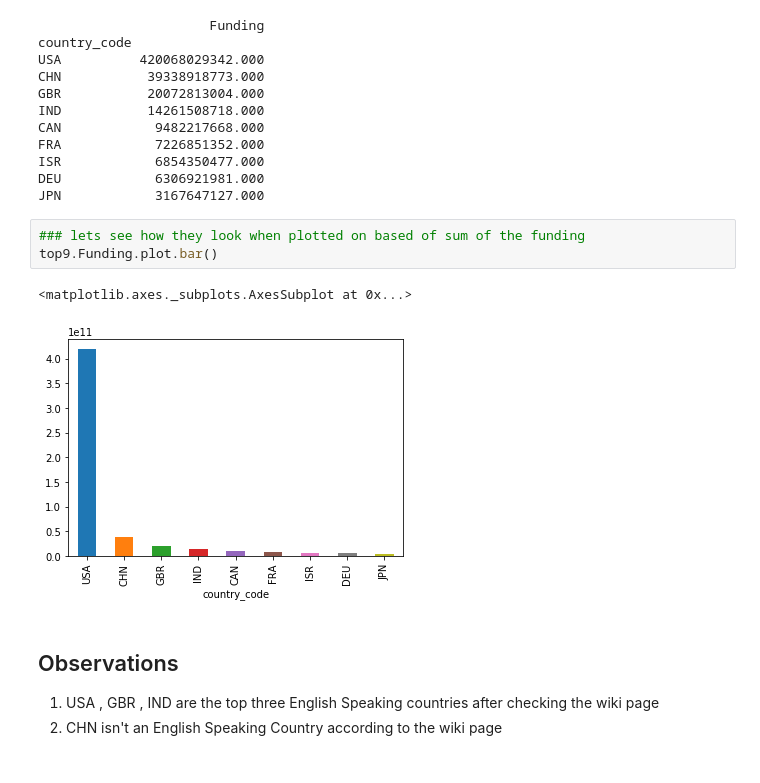
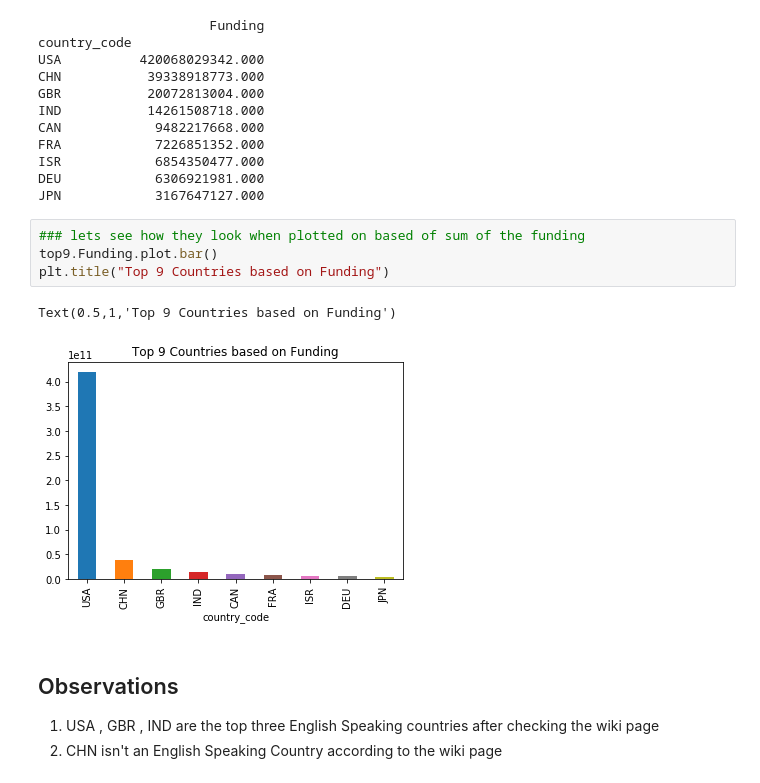
Before and after one commit to sameerg07/EDA_SparkFunds, a Jupyter notebook: EDA-SparkFunds_Assignment.ipynb, the cells around one changed output. Cells and saved outputs as stored; diff of their text form.

```diff
--- a/EDA-SparkFunds_Assignment.ipynb
+++ b/EDA-SparkFunds_Assignment.ipynb
@@ -317,9 +331,10 @@ JPN            3167647127.000
 # %%
 ### lets see how they look when plotted on based of sum of the funding
 top9.Funding.plot.bar()
+plt.title("Top 9 Countries based on Funding")
 # %% [output]
-<matplotlib.axes._subplots.AxesSubplot at 0x...>
+Text(0.5,1,'Top 9 Countries based on Funding')
-[figure, old version]
+[figure, new version]
 # %% [markdown]
 ## Observations
 <ol><li> USA , GBR , IND are the top three English Speaking countries after checking the wiki page </li> <li> CHN isn't an English Speaking Country according to the wiki page </li></ol>
```
Also changed, not shown: parts of 7 cells of this notebook, 4 other files.
